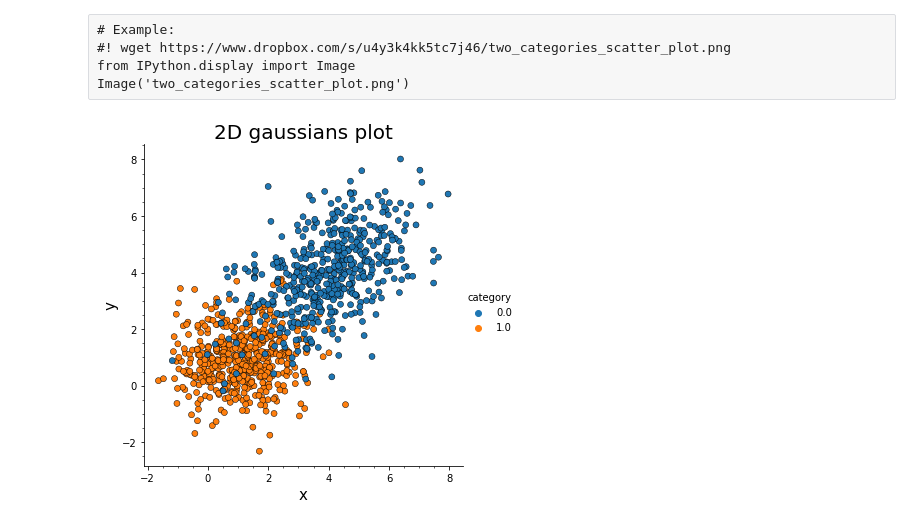
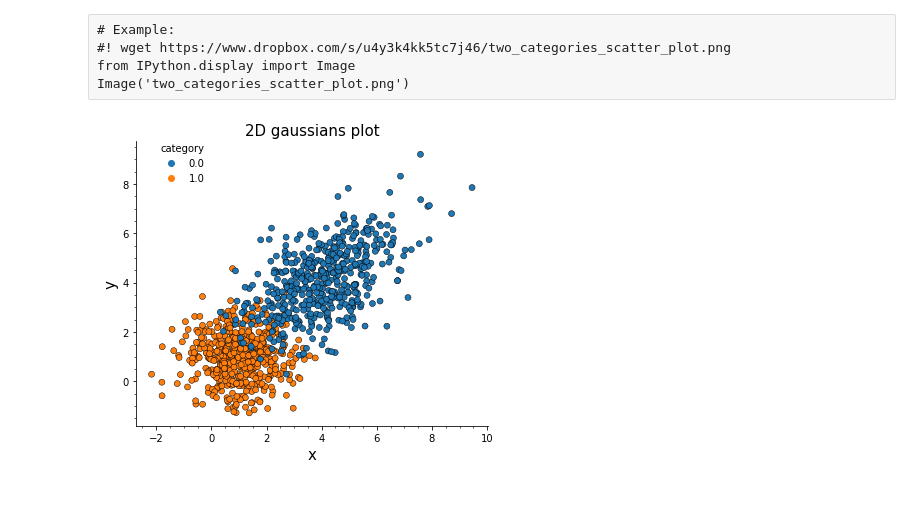
Before and after one commit to tommasoamico/LaboratoryOfComputationalPhysics_Y4, a Jupyter notebook: 06ex_Visualization.ipynb, the cells around one changed output. Saved outputs shown, nothing was run; the diff lists cells and outputs as text; code cells hidden in the pictures; blank space fills up the shorter version.

Commit message:
Multiple gaussians added

```diff
--- a/06ex_Visualization.ipynb
+++ b/06ex_Visualization.ipynb
@@ -113,7 +113,7 @@ fig.tight_layout()
 from IPython.display import Image
 Image('two_categories_scatter_plot.png')
 # %%
-def data_fram_gen(mean1, cov1, mean2, cov2, size):
+def data_frame_gen(mean1, cov1, mean2, cov2, size):
     data1 = np.random.multivariate_normal(mean1, cov1, size=size)
     array1 = np.ones((500,3))
     array1[:,:-1] = data1
@@ -133,12 +133,13 @@ cov2 = np.array([[2,1],[1,2]])
 #                    'category': np.zeros(500)})
 #df = df.append(df2)
 # %%
-data_to_plot = data_fram_gen(mean1, cov1, mean2, cov2, 500)
+data_to_plot = data_frame_gen(mean1, cov1, mean2, cov2, 500)
 g = sns.relplot(x='dim1', y='dim2',hue='category' , data=data_to_plot, edgecolor='black', label='Data points')
-g.ax.set_title('2D gaussians plot', fontsize = 20)
+g.ax.set_title('2D gaussians plot', fontsize = 15)
 g.ax.set_xlabel('x', fontsize=15)
 g.ax.set_ylabel('y', fontsize=15)
+g._legend._loc = (0.15,0.8)
 g.ax.minorticks_on()
-fig.tight_layout()
+g.fig.tight_layout()
 # %% [output]
-[figure, old version]
+[figure, new version]
```
Also changed, not shown: parts of 10 cells of this notebook.
